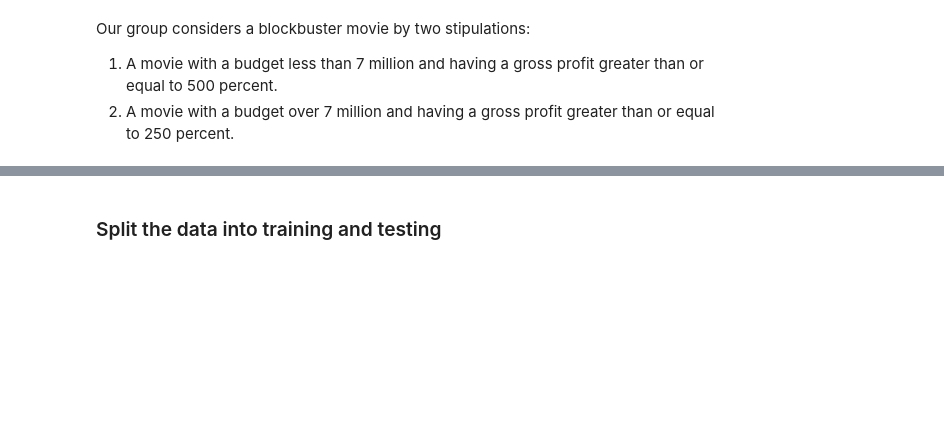
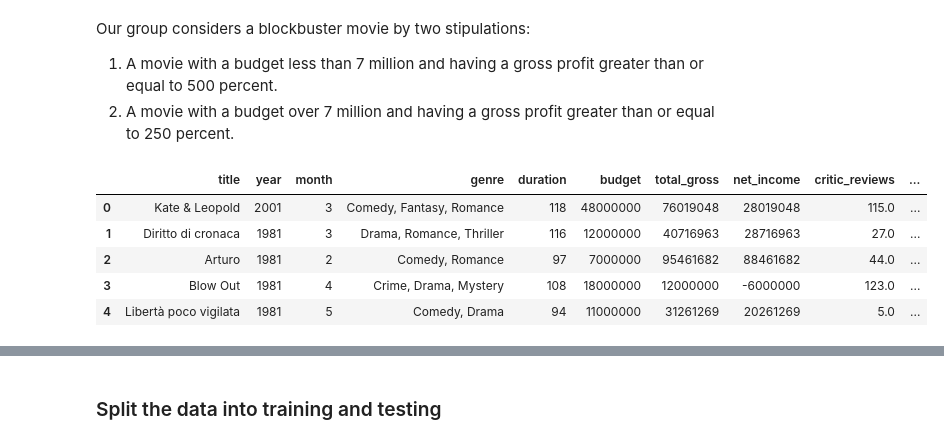
Before and after one commit to jmcdowell127/group-project, a Jupyter notebook: meta_&_blockbuster_models.ipynb, the cells around one changed output, grey strips where cells are left out. Drawn from its saved outputs; the diff is of its cells as text; code cells hidden in the pictures; blank space fills up the shorter version.

```diff
--- a/meta_&_blockbuster_models.ipynb
+++ b/meta_&_blockbuster_models.ipynb
@@ -129,3 +134,19 @@ Our group considers a blockbuster movie by two stipulations:
 
 1. A movie with a budget less than 7 million and having a gross profit greater than or equal to 500 percent.
 2. A movie with a budget over 7 million and having a gross profit greater than or equal to 250 percent.
+# %%
+# create a new gross profit column using the Gross profit margin formula
+
+# Gross Profit Margin = (Revenue – Cost) / Revenue x 100
+imdb_df['gross_profit'] = (imdb_df['total_gross'] - imdb_df['budget'])/imdb_df['budget'] * 100
+
+# create new blockbuster column
+imdb_df['blockbuster'] = 0
+imdb_df.head()
+# %% [output]
+|  | title | year | month | genre | duration | budget | total_gross | net_income | critic_reviews | ... |
+| 0 | Kate & Leopold | 2001 | 3 | Comedy, Fantasy, Romance | 118 | 48000000 | 76019048 | 28019048 | 115.0 | ... |
+| 1 | Diritto di cronaca | 1981 | 3 | Drama, Romance, Thriller | 116 | 12000000 | 40716963 | 28716963 | 27.0 | ... |
+| 2 | Arturo | 1981 | 2 | Comedy, Romance | 97 | 7000000 | 95461682 | 88461682 | 44.0 | ... |
+| 3 | Blow Out | 1981 | 4 | Crime, Drama, Mystery | 108 | 18000000 | 12000000 | -6000000 | 123.0 | ... |
+| 4 | Libertà poco vigilata | 1981 | 5 | Comedy, Drama | 94 | 11000000 | 31261269 | 20261269 | 5.0 | ... |
```
Also changed, not shown: parts of 33 cells of this notebook.
